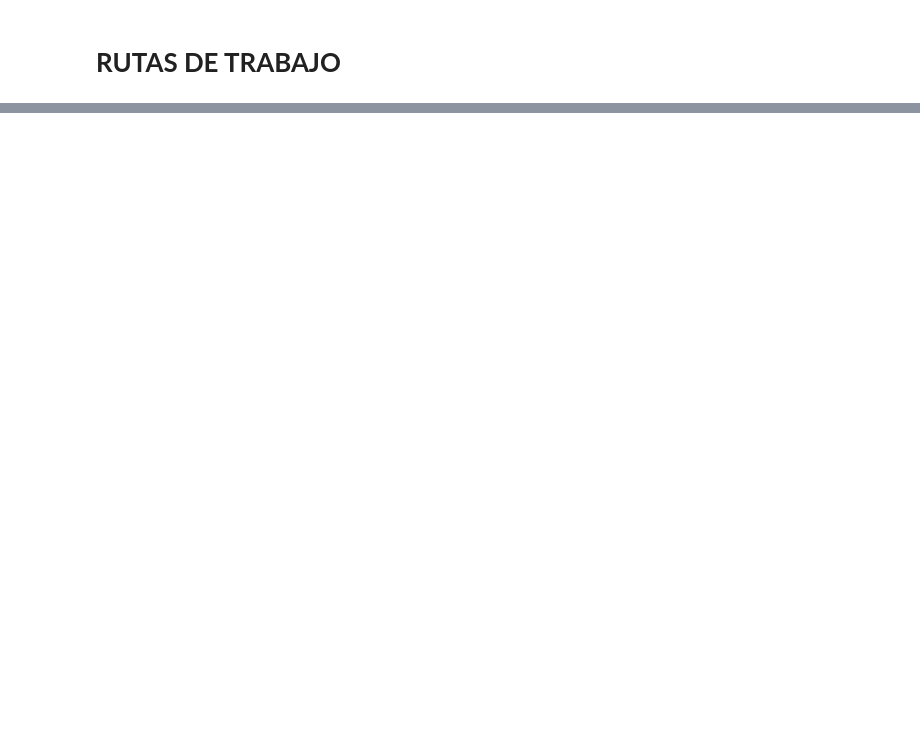
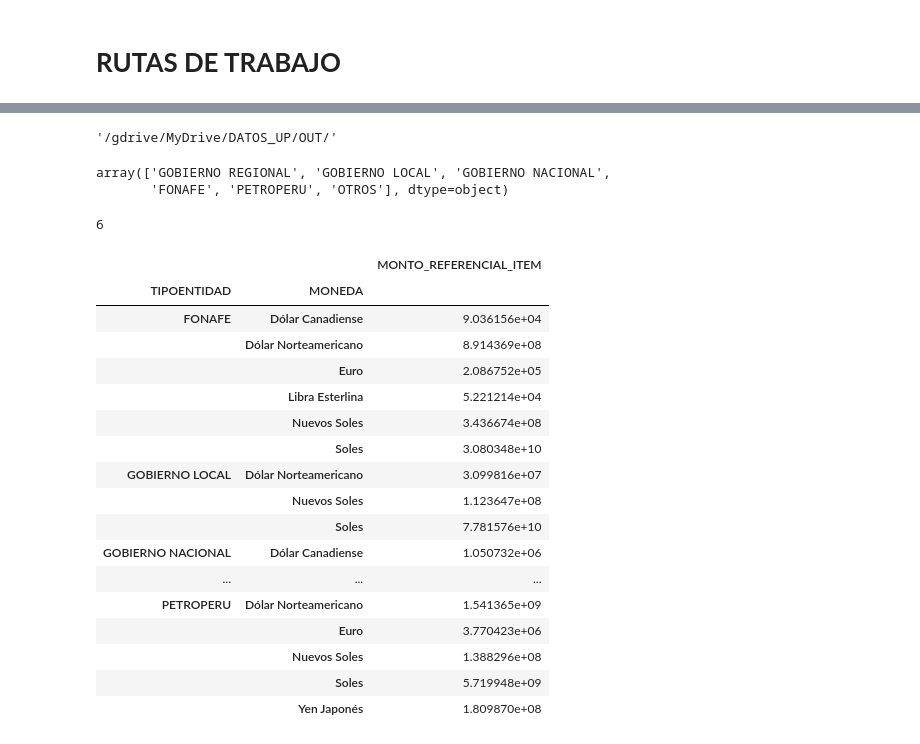
Before and after one commit to NickTorres04/Programacion-en-Python-UTEC, a Jupyter notebook: CLASE_6_NT.ipynb, the cells around one changed output, grey strips where cells are left out. Saved outputs shown, nothing was run; the diff lists cells and outputs as text; code cells hidden in the pictures; blank space fills up the shorter version.

```diff
--- a/CLASE_6_NT.ipynb
+++ b/CLASE_6_NT.ipynb
@@ -20,0 +431,35 @@ ruta_in = "/gdrive/My Drive/"
+# %%
+ruta_out
+# %% [output]
+'/gdrive/MyDrive/DATOS_UP/OUT/'
+# %%
+convocatorias.TIPOENTIDAD.unique()
+# %% [output]
+array(['GOBIERNO REGIONAL', 'GOBIERNO LOCAL', 'GOBIERNO NACIONAL',
+       'FONAFE', 'PETROPERU', 'OTROS'], dtype=object)
+# %%
+convocatorias.TIPOENTIDAD.nunique()
+# %% [output]
+6
+# %%
+# resumen / monto_referencia / moneda
+convocatorias.groupby(["TIPOENTIDAD","MONEDA"]).agg({"MONTO_REFERENCIAL_ITEM":"sum"})
+# %% [output]
+|  |  | MONTO_REFERENCIAL_ITEM |
+| TIPOENTIDAD | MONEDA |  |
+| FONAFE | Dólar Canadiense | 9.036156e+04 |
+|  | Dólar Norteamericano | 8.914369e+08 |
+|  | Euro | 2.086752e+05 |
+|  | Libra Esterlina | 5.221214e+04 |
+|  | Nuevos Soles | 3.436674e+08 |
+|  | Soles | 3.080348e+10 |
+| GOBIERNO LOCAL | Dólar Norteamericano | 3.099816e+07 |
+|  | Nuevos Soles | 1.123647e+08 |
+|  | Soles | 7.781576e+10 |
+| GOBIERNO NACIONAL | Dólar Canadiense | 1.050732e+06 |
+| ... | ... | ... |
+| PETROPERU | Dólar Norteamericano | 1.541365e+09 |
+|  | Euro | 3.770423e+06 |
+|  | Nuevos Soles | 1.388296e+08 |
+|  | Soles | 5.719948e+09 |
+|  | Yen Japonés | 1.809870e+08 |
```
Also changed, not shown: parts of 46 cells of this notebook.
